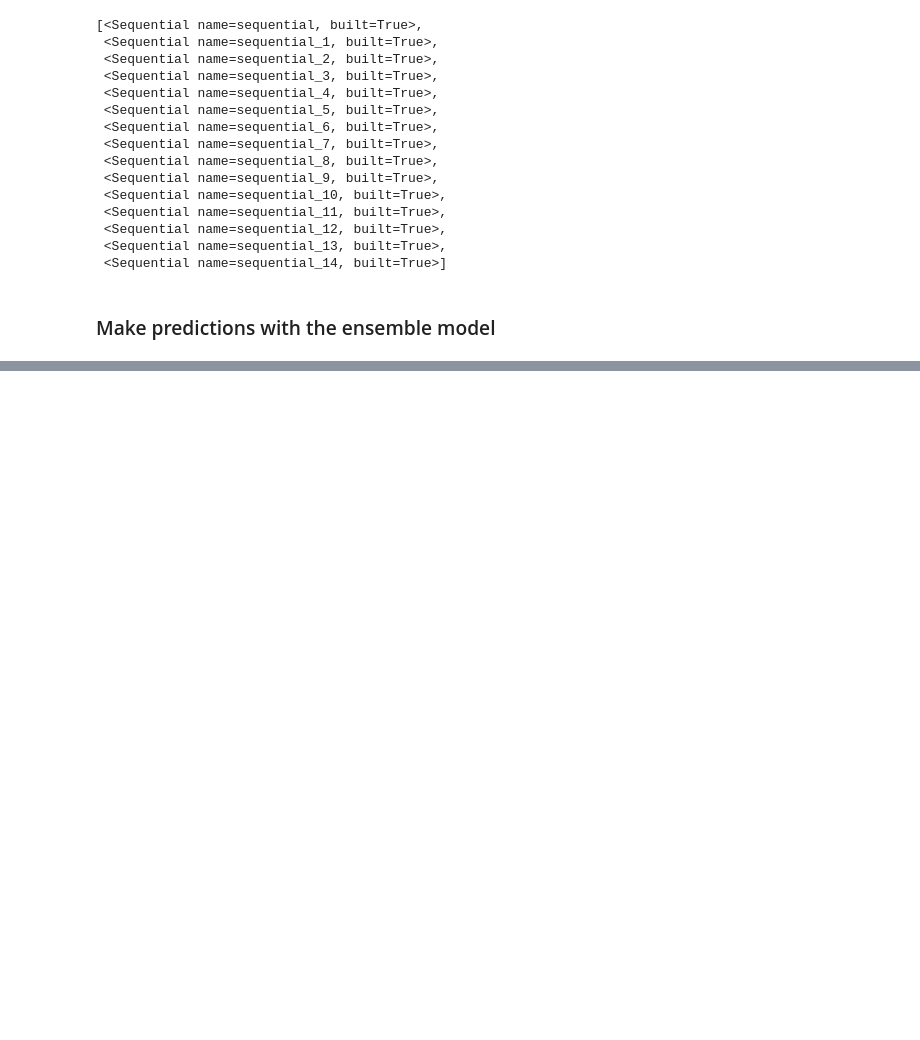
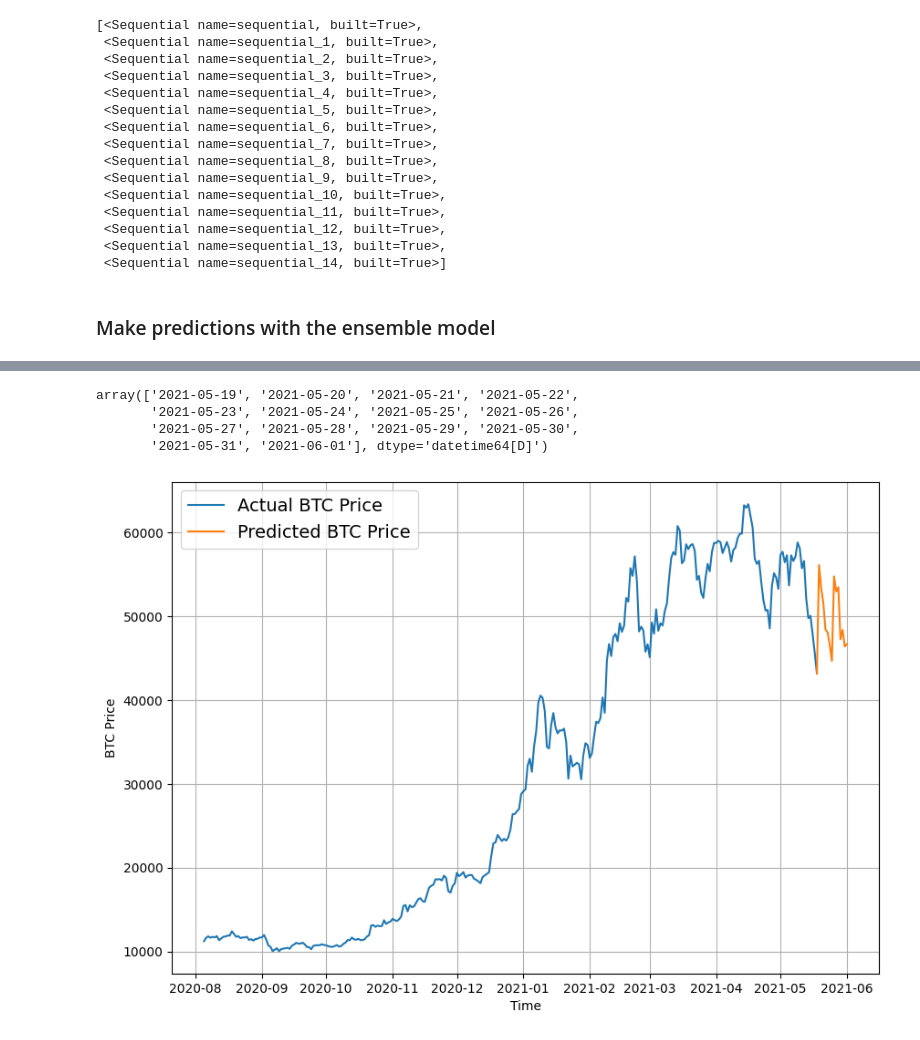
Before and after one commit to ntshtn/Tensorflow_Deep_Learning, a Jupyter notebook: 10_time_series_forecasting_with_tensorflow.ipynb, the cells around one changed output, grey strips where cells are left out. Drawn from its saved outputs; the diff is of its cells as text; code cells hidden in the pictures; blank space fills up the shorter version.

```diff
--- a/10_time_series_forecasting_with_tensorflow.ipynb
+++ b/10_time_series_forecasting_with_tensorflow.ipynb
@@ -1855,0 +2071,13 @@ ensemble_results
+# %%
+def get_future_dates(start_date, into_future, offset=1):
+  """
+  Return array of datetime values ranging from start_date to start_date+into_future
+  """
+  start_date = start_date + np.timedelta64(offset, "D") # specify start date, "D" is day
+  end_date = start_date + np.timedelta64(into_future, "D")
+
+  return np.arange(start_date, end_date, dtype="datetime64[D]") # return date range between start and end
+# %%
+# Last timestep of timesteps (currently np.datetime64 format)
+last_timestep = bitcoin_prices.index[-1]
+last_timestep
@@ -1855,0 +2086,21 @@ ensemble_results
+# %%
+# Get next two week of timesteps
+next_time_steps = get_future_dates(start_date=last_timestep,
+                                   into_future=INTO_FUTURE)
+next_time_steps
+# %% [output]
+array(['2021-05-19', '2021-05-20', '2021-05-21', '2021-05-22',
+       '2021-05-23', '2021-05-24', '2021-05-25', '2021-05-26',
+       '2021-05-27', '2021-05-28', '2021-05-29', '2021-05-30',
+       '2021-05-31', '2021-06-01'], dtype='datetime64[D]')
+# %%
+# Insert last timestep/final price into next time steps and future forecasts so both plot lines (actual and predicted BTC price) connect
+next_time_steps = np.insert(next_time_steps, 0, last_timestep)
+future_forecast = np.insert(future_forecast, 0, btc_price[-1])
+# %%
+# Plot future prices predictions of Bitcoin
+plt.figure(figsize=(10,7))
+plot_time_series(bitcoin_prices.index, btc_price, start=2500, format="-", label="Actual BTC Price")
+plot_time_series(next_time_steps, future_forecast, format="-", label="Predicted BTC Price")
+# %% [output]
+[figure, added]
```
Also changed, not shown: parts of 68 cells of this notebook.
